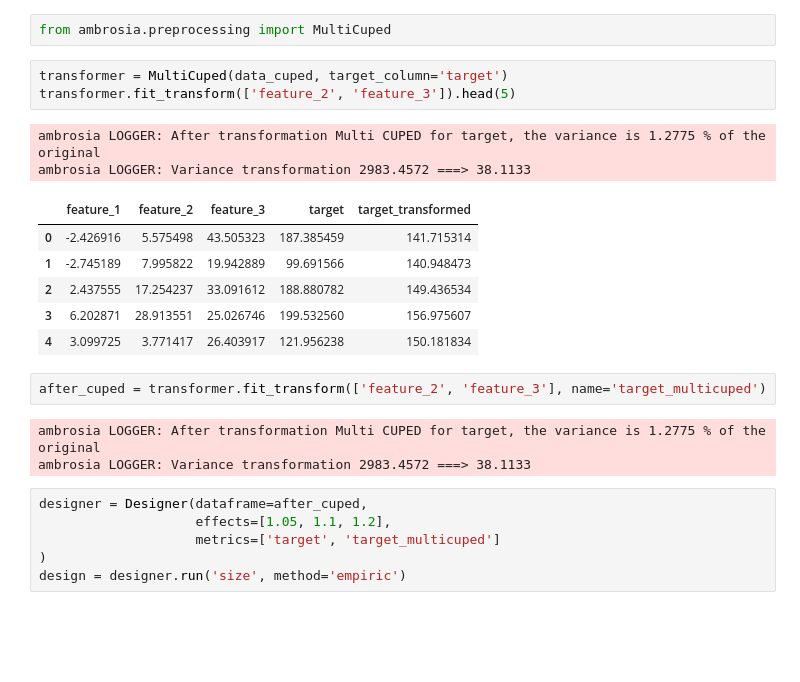
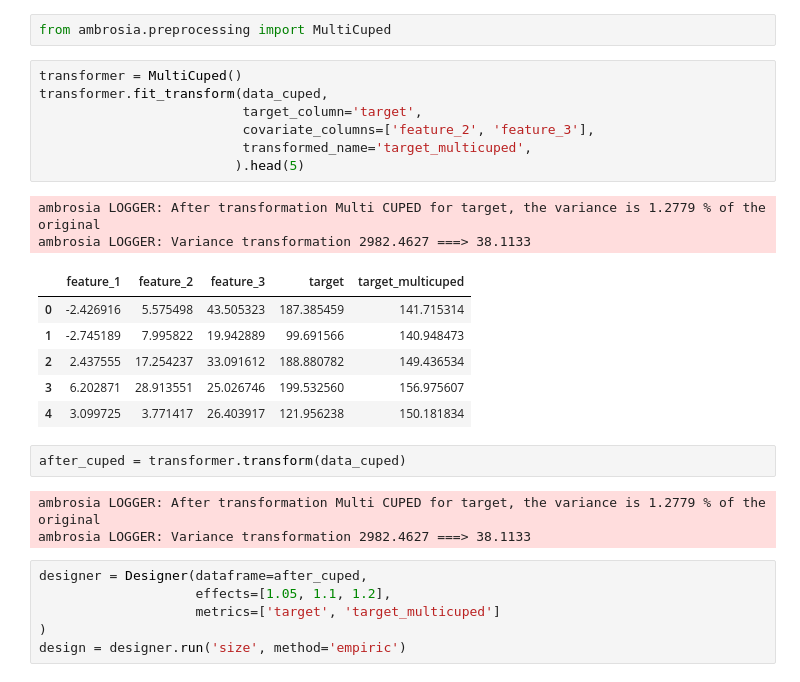
Before and after one commit to MobileTeleSystems/Ambrosia, a Jupyter notebook: examples/1_usage_example_for_core_classes.ipynb, the cells around one changed output. Saved outputs shown, nothing was run; the diff lists cells and outputs as text; blank space fills up the shorter version.

```diff
--- a/examples/1_usage_example_for_core_classes.ipynb
+++ b/examples/1_usage_example_for_core_classes.ipynb
@@ -334,22 +333,26 @@ design['target_cuped']
 # %%
 from ambrosia.preprocessing import MultiCuped
 # %%
-transformer = MultiCuped(data_cuped, target_column='target')
-transformer.fit_transform(['feature_2', 'feature_3']).head(5)
+transformer = MultiCuped()
+transformer.fit_transform(data_cuped,
+                          target_column='target',
+                          covariate_columns=['feature_2', 'feature_3'],
+                          transformed_name='target_multicuped',
+                         ).head(5)
 # %% [output]
-ambrosia LOGGER: After transformation Multi СUPED for target, the variance is 1.2775 % of the original
-ambrosia LOGGER: Variance transformation 2983.4572 ===> 38.1133
+ambrosia LOGGER: After transformation Multi СUPED for target, the variance is 1.2779 % of the original
+ambrosia LOGGER: Variance transformation 2982.4627 ===> 38.1133
-|  | feature_1 | feature_2 | feature_3 | target | target_transformed |
+|  | feature_1 | feature_2 | feature_3 | target | target_multicuped |
 | 0 | -2.426916 | 5.575498 | 43.505323 | 187.385459 | 141.715314 |
 | 1 | -2.745189 | 7.995822 | 19.942889 | 99.691566 | 140.948473 |
 | 2 | 2.437555 | 17.254237 | 33.091612 | 188.880782 | 149.436534 |
 | 3 | 6.202871 | 28.913551 | 25.026746 | 199.532560 | 156.975607 |
 | 4 | 3.099725 | 3.771417 | 26.403917 | 121.956238 | 150.181834 |
 # %%
-after_cuped = transformer.fit_transform(['feature_2', 'feature_3'], name='target_multicuped')
+after_cuped = transformer.transform(data_cuped)
 # %% [output]
-ambrosia LOGGER: After transformation Multi СUPED for target, the variance is 1.2775 % of the original
-ambrosia LOGGER: Variance transformation 2983.4572 ===> 38.1133
+ambrosia LOGGER: After transformation Multi СUPED for target, the variance is 1.2779 % of the original
+ambrosia LOGGER: Variance transformation 2982.4627 ===> 38.1133
 # %%
 designer = Designer(dataframe=after_cuped,
                     effects=[1.05, 1.1, 1.2],
```
Also changed, not shown: parts of 18 cells of this notebook, 22 other files.
